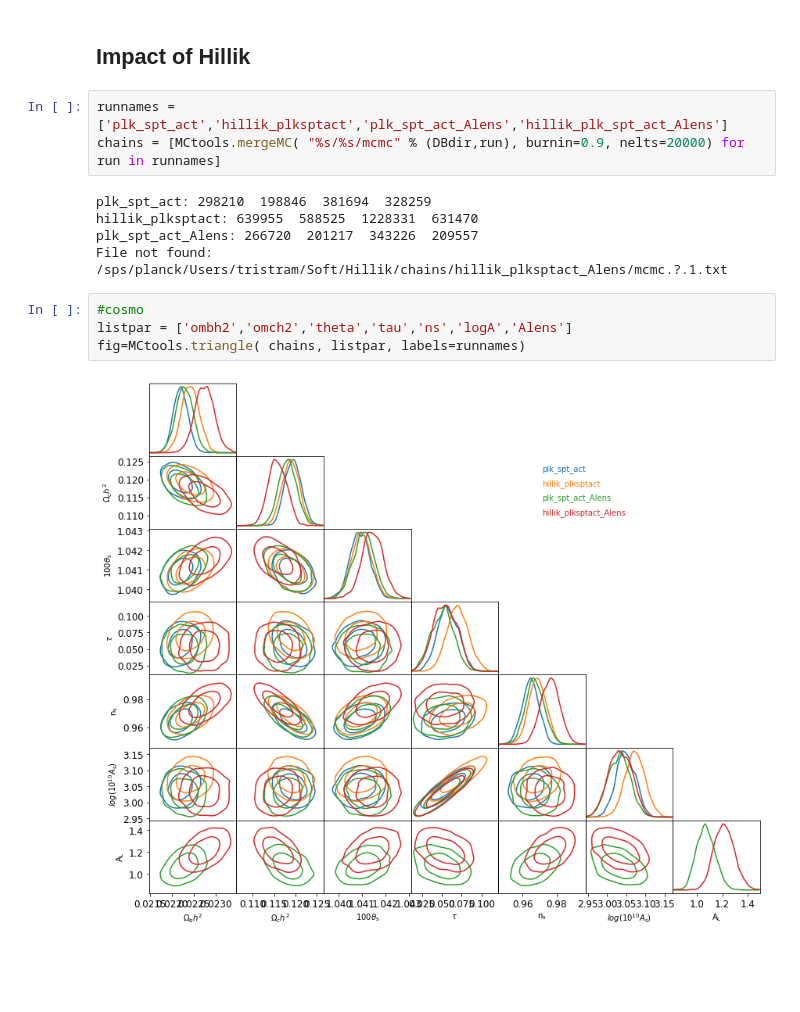
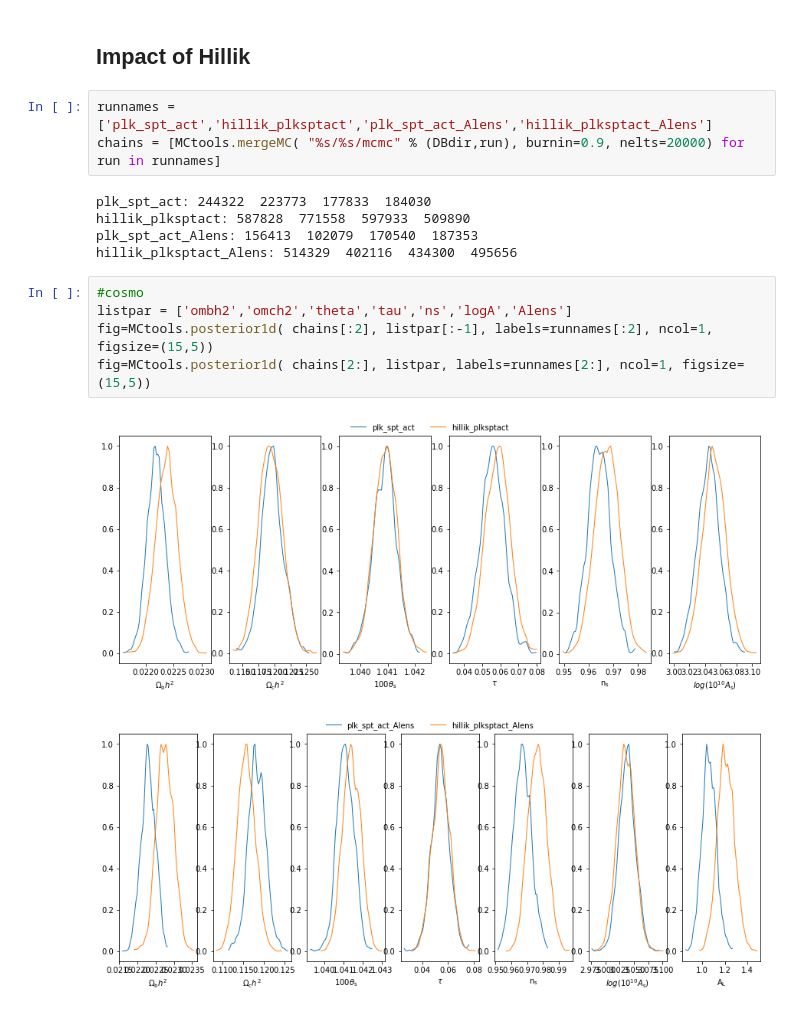
Before and after one commit to mtristram/hillik, a Jupyter notebook: scripts/hillik_chains.ipynb, the cells around one changed output. Drawn from its saved outputs; the diff is of its cells as text; blank space fills up the shorter version.

```diff
--- a/scripts/hillik_chains.ipynb
+++ b/scripts/hillik_chains.ipynb
@@ -206,16 +216,18 @@ for i in range(len(chains)):
 # %% [markdown]
 ## Impact of Hillik
 # %%
-runnames = ['plk_spt_act','hillik_plksptact','plk_spt_act_Alens','hillik_plk_spt_act_Alens']
+runnames = ['plk_spt_act','hillik_plksptact','plk_spt_act_Alens','hillik_plksptact_Alens']
 chains = [MCtools.mergeMC( "%s/%s/mcmc" % (DBdir,run), burnin=0.9, nelts=20000) for run in runnames]
 # %% [output]
-plk_spt_act: 298210  198846  381694  328259
-hillik_plksptact: 639955  588525  1228331  631470
-plk_spt_act_Alens: 266720  201217  343226  209557
-File not found: /sps/planck/Users/tristram/Soft/Hillik/chains/hillik_plksptact_Alens/mcmc.?.1.txt
+plk_spt_act: 244322  223773  177833  184030
+hillik_plksptact: 587828  771558  597933  509890
+plk_spt_act_Alens: 156413  102079  170540  187353
+hillik_plksptact_Alens: 514329  402116  434300  495656
 # %%
 #cosmo
 listpar = ['ombh2','omch2','theta','tau','ns','logA','Alens']
-fig=MCtools.triangle( chains, listpar, labels=runnames)
+fig=MCtools.posterior1d( chains[:2], listpar[:-1], labels=runnames[:2], ncol=1, figsize=(15,5))
+fig=MCtools.posterior1d( chains[2:], listpar, labels=runnames[2:], ncol=1, figsize=(15,5))
 # %% [output]
-[figure, old version]
+[figure, new version]
+[figure, added]
```
Also changed, not shown: parts of 12 cells of this notebook, 2 other files.
